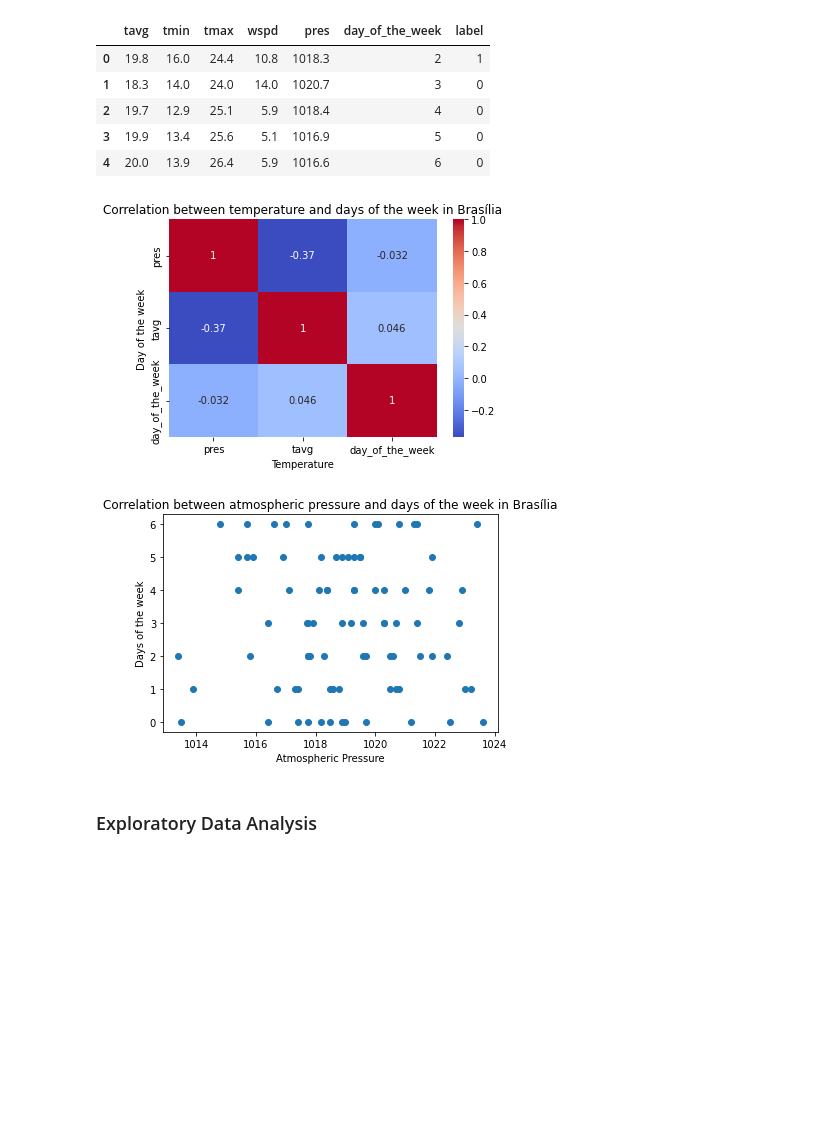
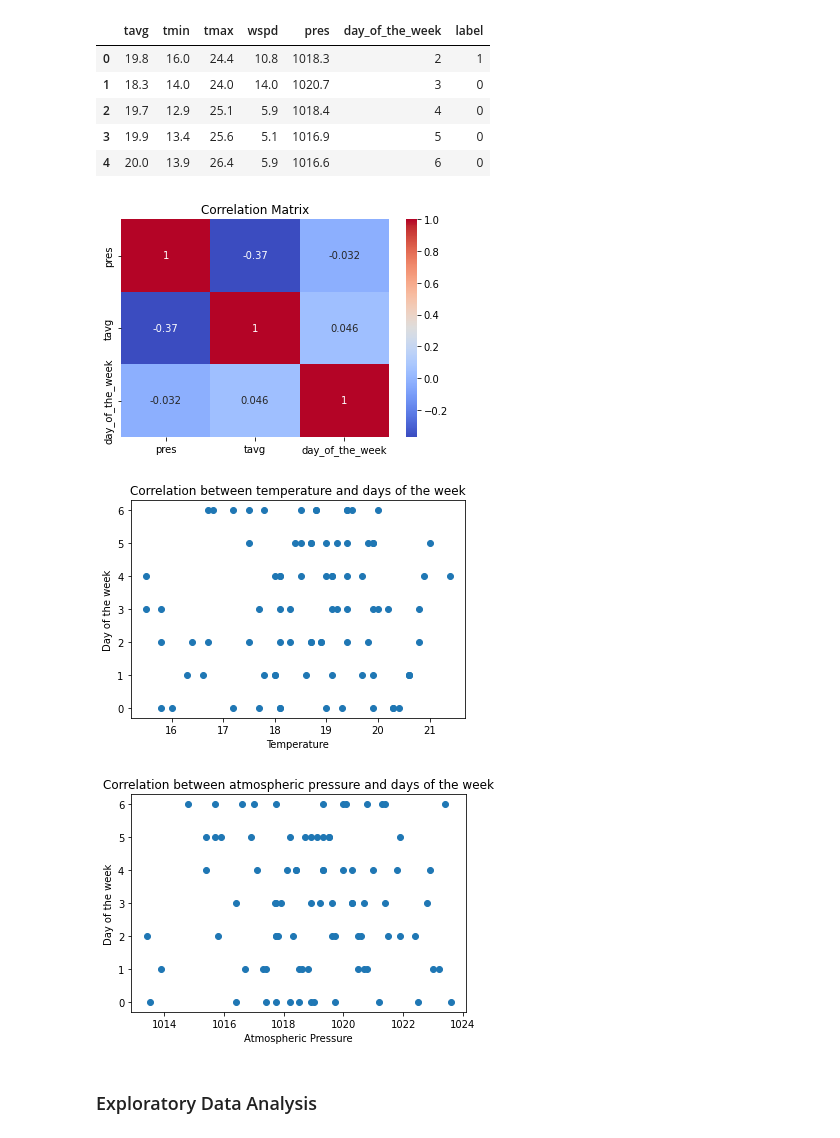
Before and after one commit to bentob18/UdacityProject, a Jupyter notebook: udacityprojectmedium.ipynb, the cells around one changed output. Cells and saved outputs as stored; diff of their text form; code cells hidden in the pictures; blank space fills up the shorter version.

Commit message:
Kaggle Notebook | UdacityProjectMedium | Version 8

```diff
--- a/udacityprojectmedium.ipynb
+++ b/udacityprojectmedium.ipynb
@@ -28,3 +28,7 @@ train_df = pd.read_csv('/kaggle/input/udacityproject/df_train.csv')
+# %%
+train_df = pd.read_csv('/kaggle/input/udacityproject/df_train.csv')
+df = pd.read_csv('/kaggle/input/bike-sharing-system-in-brasilia-brazil/df_rides.csv')
+df2 = pd.read_csv('/kaggle/input/bike-sharing-system-in-brasilia-brazil/df_stations.csv')
 # %% [markdown]
 # Analyze data
 # %% [markdown]
@@ -100,0 +142,4 @@ train_df.head()
+# %%
+df.drop(columns=['user_residence'],inplace=True)
+# %%
+df = df.dropna()
@@ -184,30 +282,51 @@ train_df.head()
 | 3 | 19.9 | 13.4 | 25.6 | 5.1 | 1016.9 | 5 | 0 |
 | 4 | 20.0 | 13.9 | 26.4 | 5.9 | 1016.6 | 6 | 0 |
 # %%
-# Check the dataset
-train_df.head()
+import seaborn as sns
+import matplotlib.pyplot as plt
 
-# Create a correlation matrix
-corr_matrix = train_df[['pres', 'tavg', 'day_of_the_week']].corr()
+def plot_correlation(df):
+    """
+    Plots a correlation matrix and scatterplots to visualize the correlation between temperature,
+    atmospheric pressure, and days of the week.
 
-# Create a heatmap to visualize the correlation matrix
-sns.heatmap(corr_matrix, annot=True, cmap='coolwarm')
+    Parameters:
+    -----------
+    df : pandas.DataFrame
+        The input dataframe containing columns for temperature, atmospheric pressure, and days of the week.
 
-# Plot the correlation between temperature, humidity, and demand
-plt.scatter(train_df['tavg'], train_df['day_of_the_week'])
-plt.xlabel('Temperature')
-plt.ylabel('Day of the week')
-plt.title('Correlation between temperature and days of the week in Brasília')
-plt.show()
+    Returns:
+    --------
+    None
+        This function does not return anything, but rather displays plots.
+    """
+    # Create a correlation matrix
+    corr_matrix = df[['pres', 'tavg', 'day_of_the_week']].corr()
 
-plt.scatter(train_df['pres'], train_df['day_of_the_week'])
-plt.xlabel('Atmospheric Pressure')
-plt.ylabel('Days of the week')
-plt.title('Correlation between atmospheric pressure and days of the week in Brasília')
-plt.show()
+    # Create a heatmap to visualize the correlation matrix
+    sns.heatmap(corr_matrix, annot=True, cmap='coolwarm')
+    plt.title('Correlation Matrix')
+    plt.show()
+
+    # Plot the correlation between temperature and days of the week
+    plt.scatter(df['tavg'], df['day_of_the_week'])
+    plt.xlabel('Temperature')
+    plt.ylabel('Day of the week')
+    plt.title('Correlation between temperature and days of the week')
+    plt.show()
+
+    # Plot the correlation between atmospheric pressure and days of the week
+    plt.scatter(df['pres'], df['day_of_the_week'])
+    plt.xlabel('Atmospheric Pressure')
+    plt.ylabel('Day of the week')
+    plt.title('Correlation between atmospheric pressure and days of the week')
+    plt.show()
-# %% [output]
-[figure, removed]
-[figure, removed]
+# %%
+plot_correlation(train_df)
+# %% [output]
+[figure, added]
+[figure, added]
+[figure, added]
 # %% [markdown]
 ### Exploratory Data Analysis
 # %%
```
Also changed, not shown: parts of 26 cells of this notebook.
